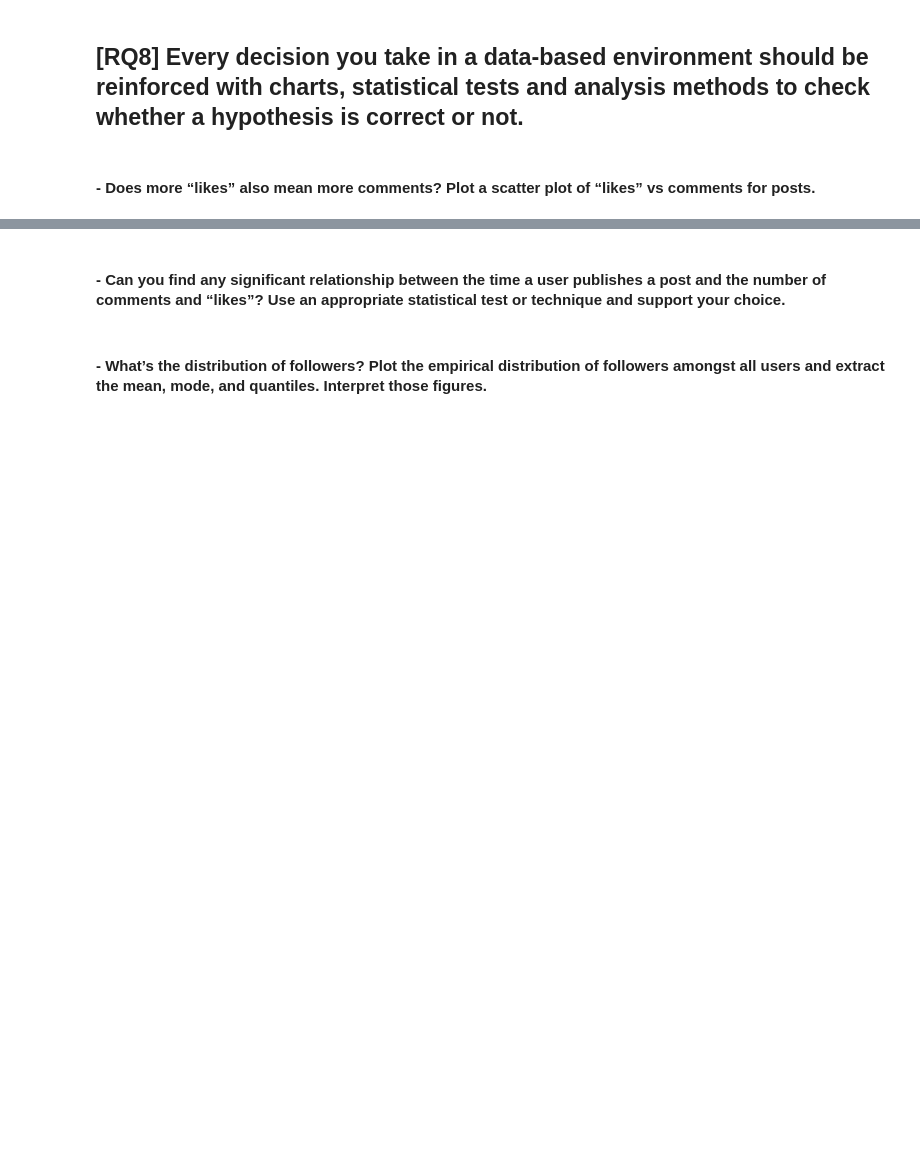
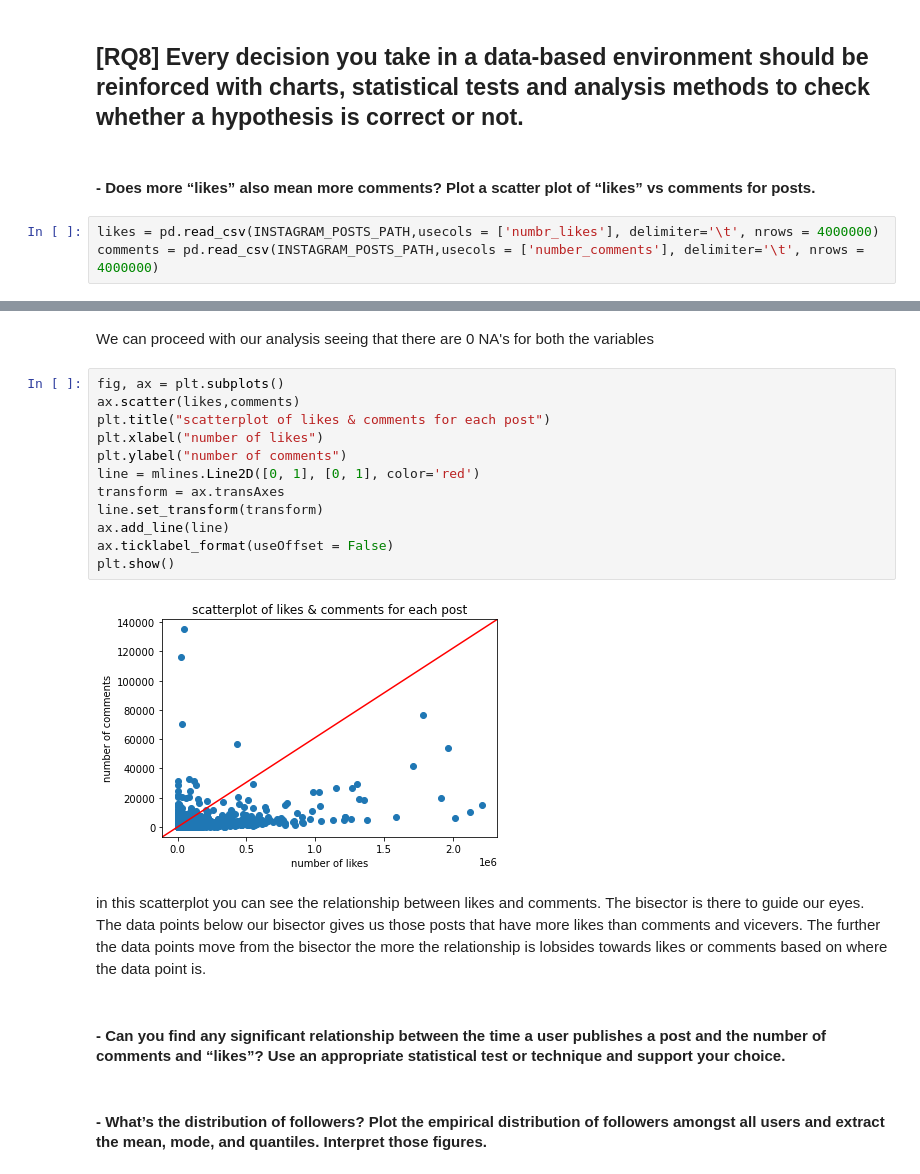
Before and after one commit to Vah1d/ADM-HW2, a Jupyter notebook: HW2.ipynb, the cells around one changed output, grey strips where cells are left out. Cells and saved outputs as stored; diff of their text form; blank space fills up the shorter version.

```diff
--- a/HW2.ipynb
+++ b/HW2.ipynb
@@ -223,3 +208,6 @@ We see how the vast majority of instagram accounts analyzed are non-business acc
 ## [RQ8] Every decision you take in a data-based environment should be reinforced with charts, statistical tests and analysis methods to check whether a hypothesis is correct or not.
 # %% [markdown]
 #### - Does more “likes” also mean more comments? Plot a scatter plot of “likes” vs comments for posts.
+# %%
+likes = pd.read_csv(INSTAGRAM_POSTS_PATH,usecols = ['numbr_likes'], delimiter='\t', nrows = 4000000)
+comments = pd.read_csv(INSTAGRAM_POSTS_PATH,usecols = ['number_comments'], delimiter='\t', nrows = 4000000)
@@ -226,3 +224,21 @@ We see how the vast majority of instagram accounts analyzed are non-business acc
+# %% [markdown]
+We can proceed with our analysis seeing that there are 0 NA's for both the variables
+# %%
+fig, ax = plt.subplots()
+ax.scatter(likes,comments)
+plt.title("scatterplot of likes & comments for each post")
+plt.xlabel("number of likes")
+plt.ylabel("number of comments")
+line = mlines.Line2D([0, 1], [0, 1], color='red')
+transform = ax.transAxes
+line.set_transform(transform)
+ax.add_line(line)
+ax.ticklabel_format(useOffset = False)
+plt.show()
+# %% [output]
+[figure, added]
+# %% [markdown]
+in this scatterplot you can see the relationship between likes and comments. The bisector is there to guide our eyes. The data points below our bisector gives us those posts that have more likes than comments and vicevers. The further the data points move from the bisector the more the relationship is lobsides towards likes or comments based on where the data point is.
 # %% [markdown]
 #### - Can you find any significant relationship between the time a user publishes a post and the number of comments and “likes”? Use an appropriate statistical test or technique and support your choice.
 # %% [markdown]
```
Also changed, not shown: parts of 9 cells of this notebook.
